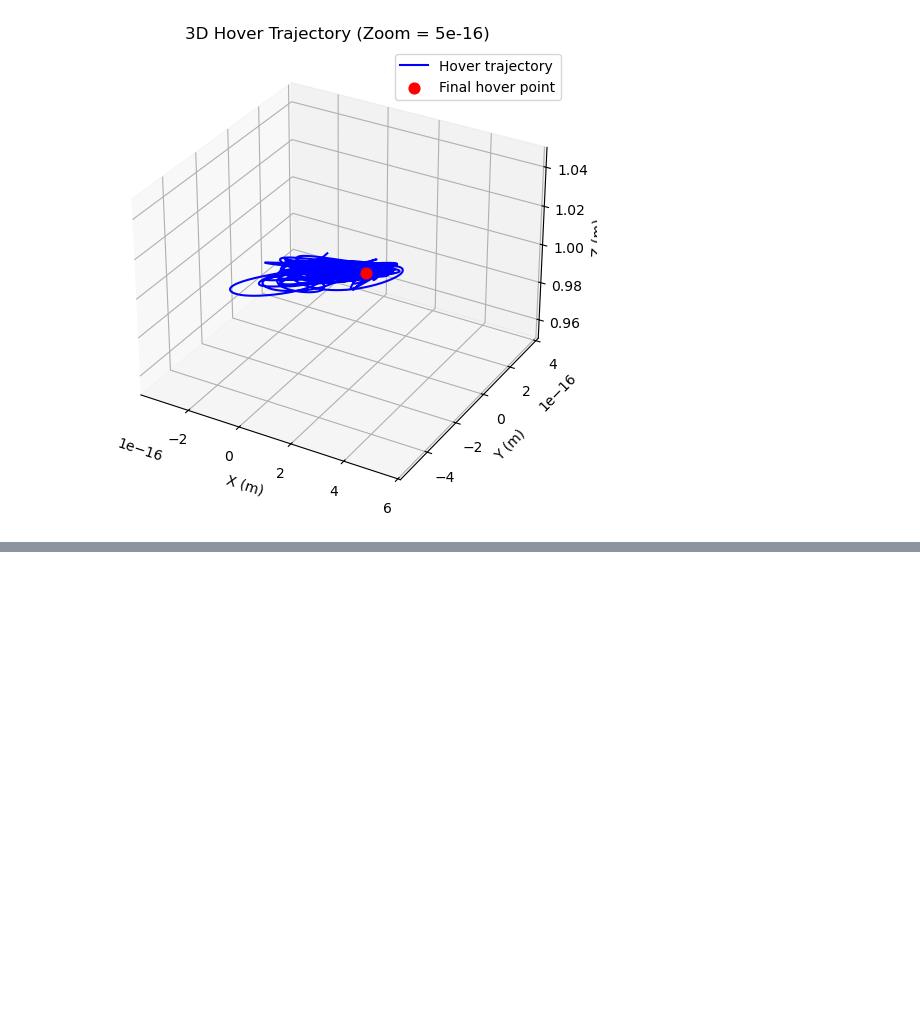
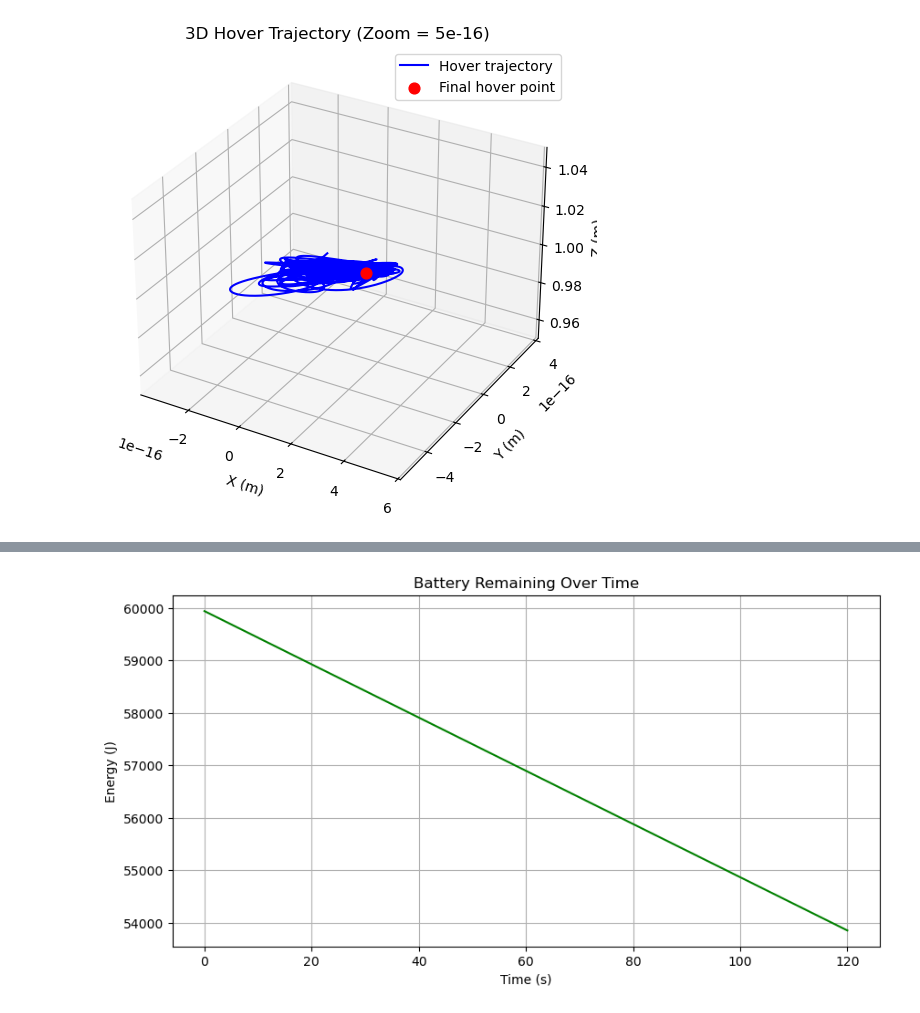
Before and after one commit to mugreenstein/AE-352-Final-Project, a Jupyter notebook: main_power.ipynb, the cells around one changed output, grey strips where cells are left out. Cells and saved outputs as stored; diff of their text form; code cells hidden in the pictures; blank space fills up the shorter version.

```diff
--- a/main_power.ipynb
+++ b/main_power.ipynb
@@ -1000,0 +1029,12 @@ plt.show()
+# %%
+batt_remaining = np.maximum(E_batt - Energies_h, 0)
+
+plt.figure(figsize=(10,5))
+plt.plot(times_h, batt_remaining, color='green')
+plt.ylabel("Energy (J)")
+plt.xlabel("Time (s)")
+plt.title("Battery Remaining Over Time")
+plt.grid(True)
+plt.show()
+# %% [output]
+[figure, added]
```
Also changed, not shown: parts of 6 cells of this notebook, 9 other files.
